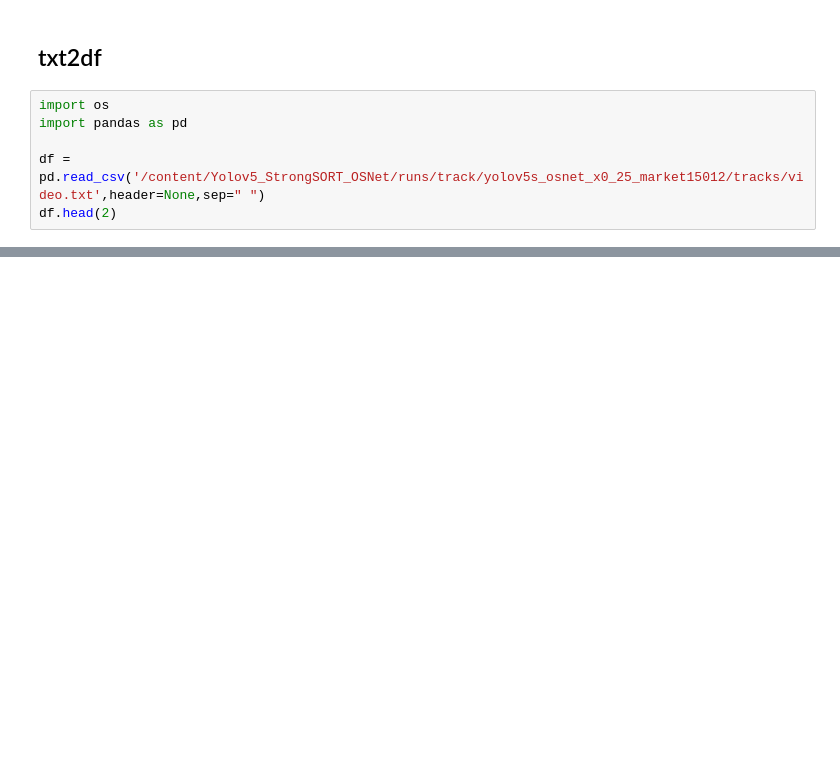
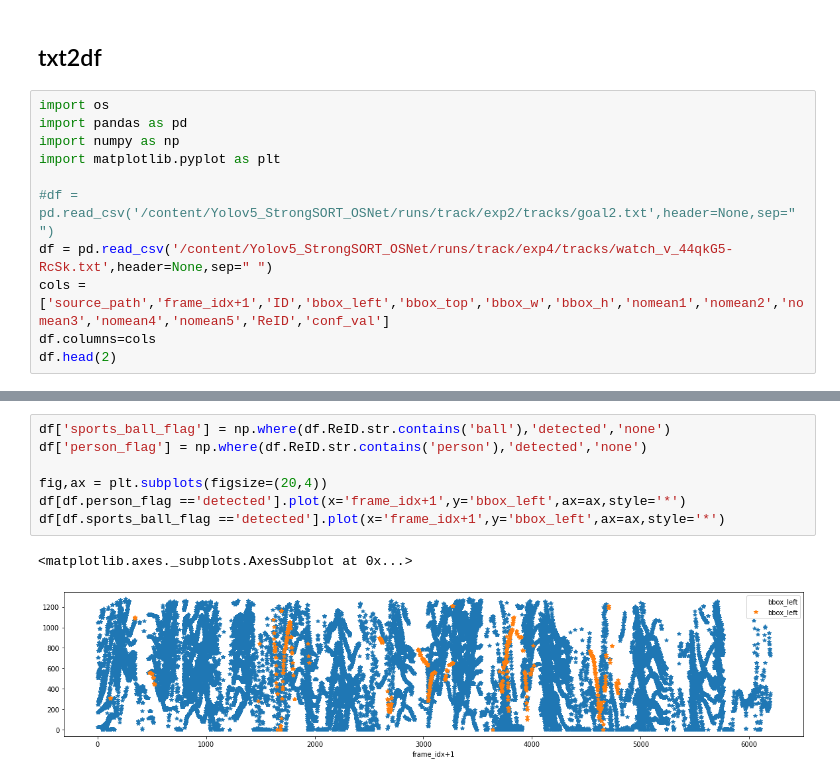
Before and after one commit to yoshi2210/SoccerAnalytics, a Jupyter notebook: MovieObjectTracking_v1.ipynb, the cells around one changed output, grey strips where cells are left out. Cells and saved outputs as stored; diff of their text form; blank space fills up the shorter version.

```diff
--- a/MovieObjectTracking_v1.ipynb
+++ b/MovieObjectTracking_v1.ipynb
@@ -76,6 +127,11 @@ https://github.com/mikel-brostrom/Yolov5_StrongSORT_OSNet/issues/55
 # %%
 import os
 import pandas as pd
+import numpy as np
+import matplotlib.pyplot as plt
 
-df = pd.read_csv('/content/Yolov5_StrongSORT_OSNet/runs/track/yolov5s_osnet_x0_25_market15012/tracks/video.txt',header=None,sep=" ")
+#df = pd.read_csv('/content/Yolov5_StrongSORT_OSNet/runs/track/exp2/tracks/goal2.txt',header=None,sep=" ")
+df = pd.read_csv('/content/Yolov5_StrongSORT_OSNet/runs/track/exp4/tracks/watch_v_44qkG5-RcSk.txt',header=None,sep=" ")
+cols = ['source_path','frame_idx+1','ID','bbox_left','bbox_top','bbox_w','bbox_h','nomean1','nomean2','nomean3','nomean4','nomean5','ReID','conf_val']
+df.columns=cols
 df.head(2)
@@ -81,0 +162,10 @@ df.head(2)
+# %%
+df['sports_ball_flag'] = np.where(df.ReID.str.contains('ball'),'detected','none')
+df['person_flag'] = np.where(df.ReID.str.contains('person'),'detected','none')
+
+fig,ax = plt.subplots(figsize=(20,4))
+df[df.person_flag =='detected'].plot(x='frame_idx+1',y='bbox_left',ax=ax,style='*')
+df[df.sports_ball_flag =='detected'].plot(x='frame_idx+1',y='bbox_left',ax=ax,style='*')
+# %% [output]
+<matplotlib.axes._subplots.AxesSubplot at 0x...>
+[figure, added]
```
Also changed, not shown: parts of 21 cells of this notebook.
